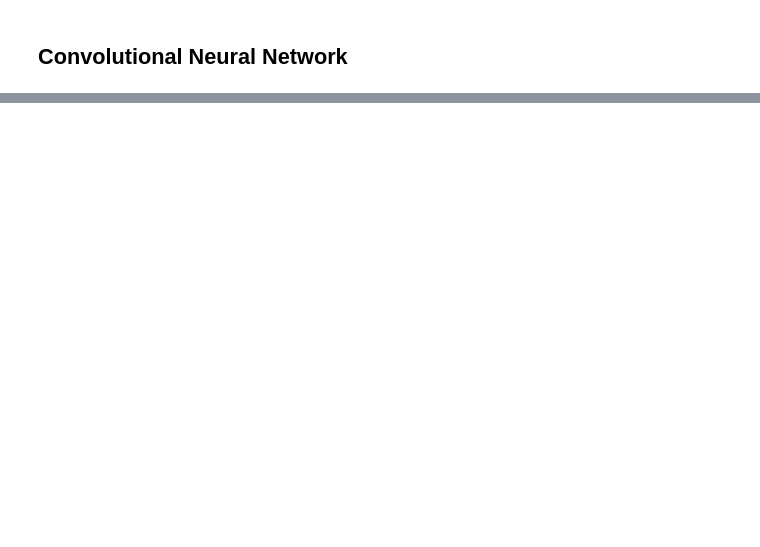
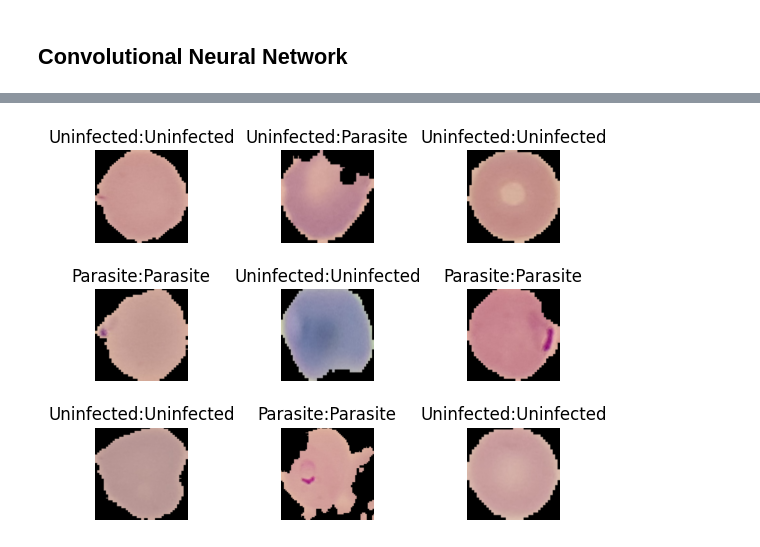
Before and after one commit to abdulhakkeempa/deep-learning, a Jupyter notebook: malaria_classification.ipynb, the cells around one changed output, grey strips where cells are left out. Saved outputs shown, nothing was run; the diff lists cells and outputs as text; code cells hidden in the pictures; blank space fills up the shorter version.

Commit message:
saved the model and did some predictions on test data

```diff
--- a/malaria_classification.ipynb
+++ b/malaria_classification.ipynb
@@ -230,0 +231,29 @@ cnn.evaluate(test_dataset)
+# %%
+THRESHOLD = 0.5
+
+def parasite_or_not(predict_proba):
+  """
+    To check whether the given probability belong to parasite or uninfected cell
+
+    Input:
+      x: predicted probaility
+
+    Returns
+      (str): "Parasite" or "Uninfected"
+  """
+  if (predict_proba < THRESHOLD):
+    return str("Parasite")
+  return str("Uninfected")
+# %%
+fig = plt.figure()
+
+for i, (image, label) in enumerate(test_dataset.take(9)):
+  plt.subplot(3,3, i+1)
+  plt.imshow(image[0])
+  plt.title(str(parasite_or_not(label.numpy()[0])) +":"+ str(parasite_or_not(cnn.predict(image)[0][0])))
+  plt.axis('off')
+
+plt.subplots_adjust(wspace=0.5, hspace=0.5)
+
+plt.show()
+# %% [output]
@@ -230,0 +269 @@ cnn.evaluate(test_dataset)
+[figure, added]
```
Also changed, not shown: parts of 15 cells of this notebook.
